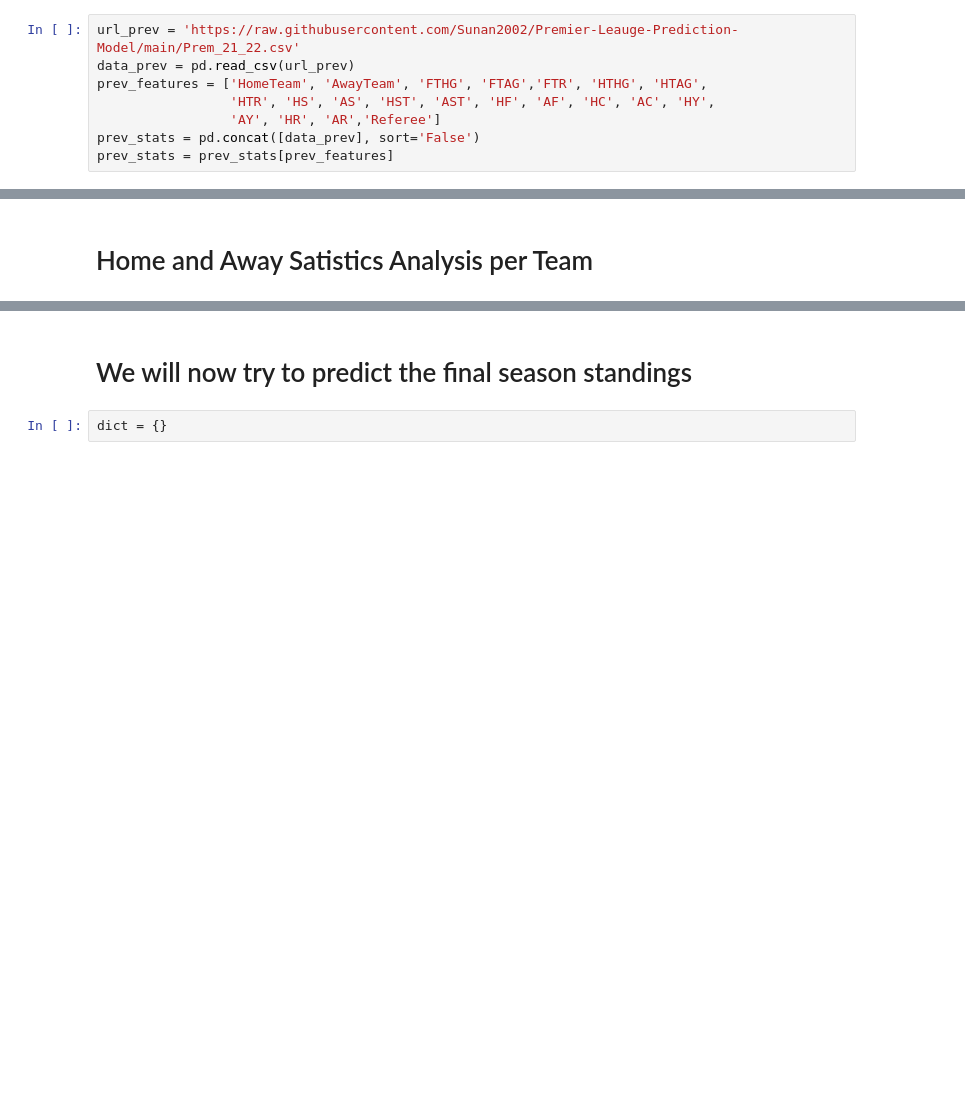
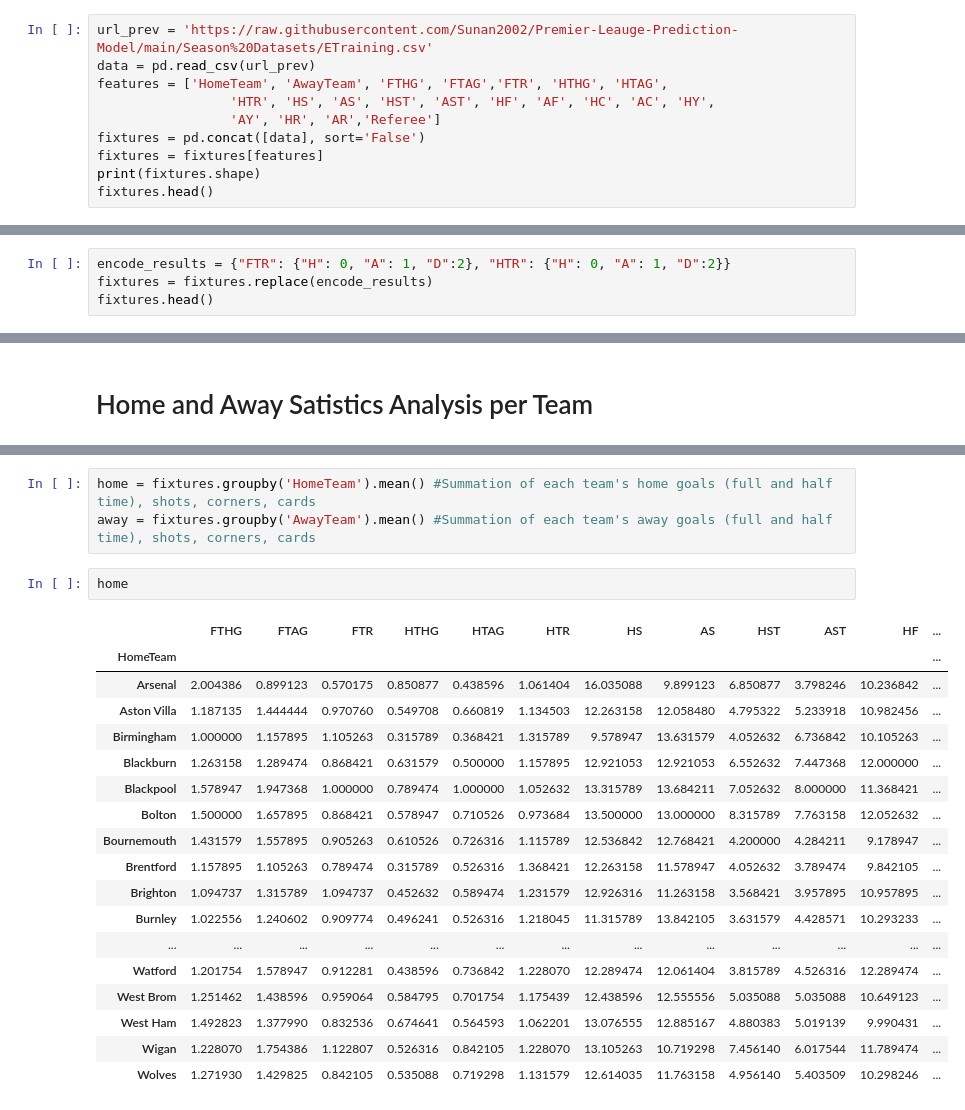
Before and after one commit to Sunan2002/Premier-Leauge-Prediction-Model, a Jupyter notebook: XGBClassifier.ipynb, the cells around one changed output, grey strips where cells are left out. Saved outputs shown, nothing was run; the diff lists cells and outputs as text; blank space fills up the shorter version.

```diff
--- a/XGBClassifier.ipynb
+++ b/XGBClassifier.ipynb
@@ -13,10 +13,12 @@ from xgboost import XGBClassifier
 # %% [markdown]
 Loading and Processing the Data for the 2021-2022 Premier Leauge Season
 # %%
-url_prev = 'https://raw.githubusercontent.com/Sunan2002/Premier-Leauge-Prediction-Model/main/Prem_21_22.csv'
-data_prev = pd.read_csv(url_prev)
-prev_features = ['HomeTeam', 'AwayTeam', 'FTHG', 'FTAG','FTR', 'HTHG', 'HTAG',
+url_prev = 'https://raw.githubusercontent.com/Sunan2002/Premier-Leauge-Prediction-Model/main/Season%20Datasets/ETraining.csv'
+data = pd.read_csv(url_prev)
+features = ['HomeTeam', 'AwayTeam', 'FTHG', 'FTAG','FTR', 'HTHG', 'HTAG',
                  'HTR', 'HS', 'AS', 'HST', 'AST', 'HF', 'AF', 'HC', 'AC', 'HY',
                  'AY', 'HR', 'AR','Referee']
-prev_stats = pd.concat([data_prev], sort='False')
-prev_stats = prev_stats[prev_features]
+fixtures = pd.concat([data], sort='False')
+fixtures = fixtures[features]
+print(fixtures.shape)
+fixtures.head()
@@ -54,0 +53,4 @@ prev_stats
+# %%
+encode_results = {"FTR": {"H": 0, "A": 1, "D":2}, "HTR": {"H": 0, "A": 1, "D":2}}
+fixtures = fixtures.replace(encode_results)
+fixtures.head()
@@ -743,4 +77,24 @@ table_2223.sort_values(by='Current Points', ascending=0)
-# %% [markdown]
-# We will now try to predict the final season standings
-# %%
-dict = {}
+# %%
+home = fixtures.groupby('HomeTeam').mean() #Summation of each team's home goals (full and half time), shots, corners, cards
+away = fixtures.groupby('AwayTeam').mean() #Summation of each team's away goals (full and half time), shots, corners, cards
+# %%
+home
+# %% [output]
+|  | FTHG | FTAG | FTR | HTHG | HTAG | HTR | HS | AS | HST | AST | HF | ... |
+| HomeTeam |  |  |  |  |  |  |  |  |  |  |  | ... |
+| Arsenal | 2.004386 | 0.899123 | 0.570175 | 0.850877 | 0.438596 | 1.061404 | 16.035088 | 9.899123 | 6.850877 | 3.798246 | 10.236842 | ... |
+| Aston Villa | 1.187135 | 1.444444 | 0.970760 | 0.549708 | 0.660819 | 1.134503 | 12.263158 | 12.058480 | 4.795322 | 5.233918 | 10.982456 | ... |
+| Birmingham | 1.000000 | 1.157895 | 1.105263 | 0.315789 | 0.368421 | 1.315789 | 9.578947 | 13.631579 | 4.052632 | 6.736842 | 10.105263 | ... |
+| Blackburn | 1.263158 | 1.289474 | 0.868421 | 0.631579 | 0.500000 | 1.157895 | 12.921053 | 12.921053 | 6.552632 | 7.447368 | 12.000000 | ... |
+| Blackpool | 1.578947 | 1.947368 | 1.000000 | 0.789474 | 1.000000 | 1.052632 | 13.315789 | 13.684211 | 7.052632 | 8.000000 | 11.368421 | ... |
+| Bolton | 1.500000 | 1.657895 | 0.868421 | 0.578947 | 0.710526 | 0.973684 | 13.500000 | 13.000000 | 8.315789 | 7.763158 | 12.052632 | ... |
+| Bournemouth | 1.431579 | 1.557895 | 0.905263 | 0.610526 | 0.726316 | 1.115789 | 12.536842 | 12.768421 | 4.200000 | 4.284211 | 9.178947 | ... |
+| Brentford | 1.157895 | 1.105263 | 0.789474 | 0.315789 | 0.526316 | 1.368421 | 12.263158 | 11.578947 | 4.052632 | 3.789474 | 9.842105 | ... |
+| Brighton | 1.094737 | 1.315789 | 1.094737 | 0.452632 | 0.589474 | 1.231579 | 12.926316 | 11.263158 | 3.568421 | 3.957895 | 10.957895 | ... |
+| Burnley | 1.022556 | 1.240602 | 0.909774 | 0.496241 | 0.526316 | 1.218045 | 11.315789 | 13.842105 | 3.631579 | 4.428571 | 10.293233 | ... |
+| ... | ... | ... | ... | ... | ... | ... | ... | ... | ... | ... | ... | ... |
+| Watford | 1.201754 | 1.578947 | 0.912281 | 0.438596 | 0.736842 | 1.228070 | 12.289474 | 12.061404 | 3.815789 | 4.526316 | 12.289474 | ... |
+| West Brom | 1.251462 | 1.438596 | 0.959064 | 0.584795 | 0.701754 | 1.175439 | 12.438596 | 12.555556 | 5.035088 | 5.035088 | 10.649123 | ... |
+| West Ham | 1.492823 | 1.377990 | 0.832536 | 0.674641 | 0.564593 | 1.062201 | 13.076555 | 12.885167 | 4.880383 | 5.019139 | 9.990431 | ... |
+| Wigan | 1.228070 | 1.754386 | 1.122807 | 0.526316 | 0.842105 | 1.228070 | 13.105263 | 10.719298 | 7.456140 | 6.017544 | 11.789474 | ... |
+| Wolves | 1.271930 | 1.429825 | 0.842105 | 0.535088 | 0.719298 | 1.131579 | 12.614035 | 11.763158 | 4.956140 | 5.403509 | 10.298246 | ... |
```
Also changed, not shown: parts of 90 cells of this notebook.
